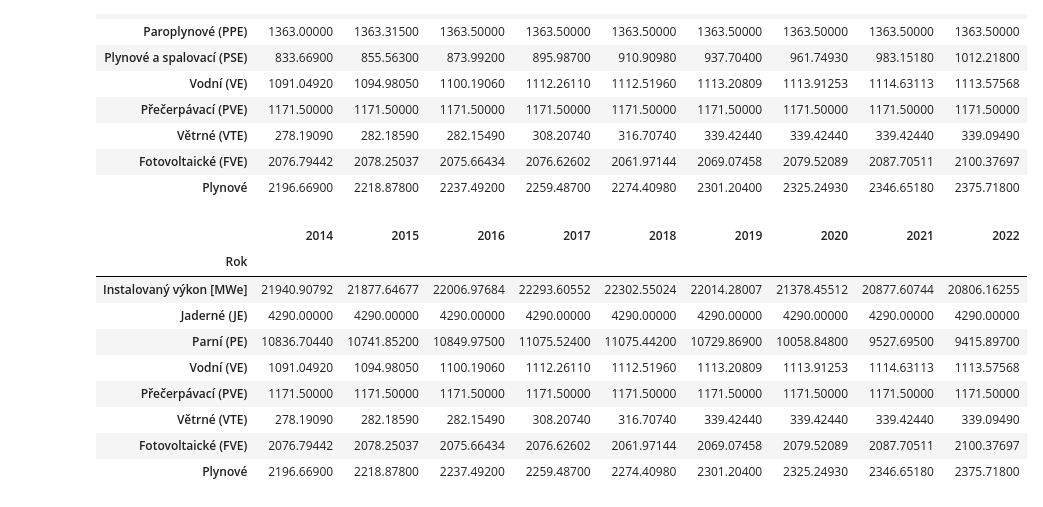
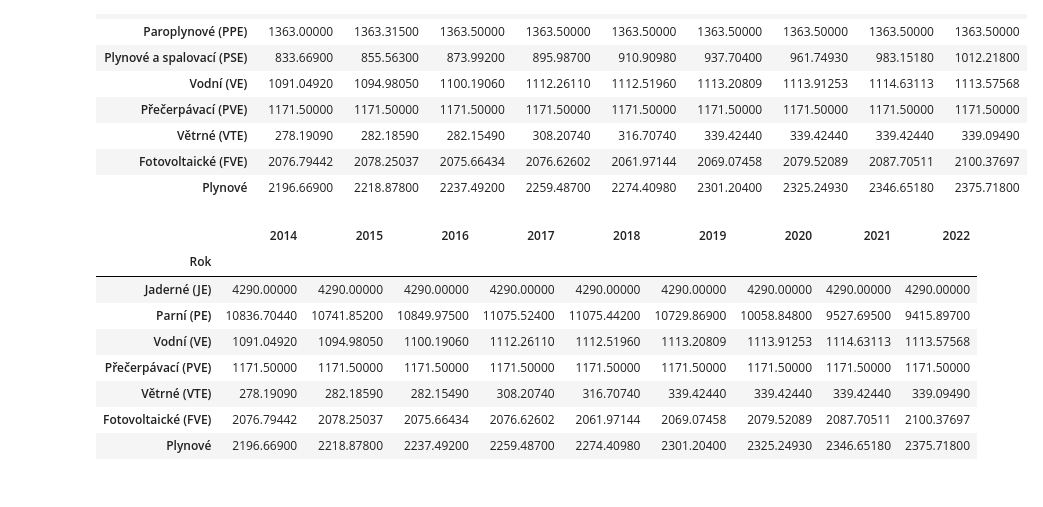
Before and after one commit to Czechitas-DA-Green-is-Good/Hackathon, a Jupyter notebook: hackaton.ipynb, the cells around one changed output. Drawn from its saved outputs; the diff is of its cells as text; code cells hidden in the pictures.

Commit message:
Interpolace

```diff
--- a/hackaton.ipynb
+++ b/hackaton.ipynb
@@ -100,12 +100,13 @@ df_interpol
 | Fotovoltaické (FVE) | 2076.79442 | 2078.25037 | 2075.66434 | 2076.62602 | 2061.97144 | 2069.07458 | 2079.52089 | 2087.70511 | 2100.37697 |
 | Plynové | 2196.66900 | 2218.87800 | 2237.49200 | 2259.48700 | 2274.40980 | 2301.20400 | 2325.24930 | 2346.65180 | 2375.71800 |
 # %%
-df_interpol = df_interpol.drop(index=["Paroplynové (PPE)", "Plynové a spalovací (PSE)"])
+df_interpol = df_interpol.drop(
+    index=["Instalovaný výkon [MWe]", "Paroplynové (PPE)", "Plynové a spalovací (PSE)"]
+)
 df_interpol
 # %% [output]
 |  | 2014 | 2015 | 2016 | 2017 | 2018 | 2019 | 2020 | 2021 | 2022 |
 | Rok |  |  |  |  |  |  |  |  |  |
-| Instalovaný výkon [MWe] | 21940.90792 | 21877.64677 | 22006.97684 | 22293.60552 | 22302.55024 | 22014.28007 | 21378.45512 | 20877.60744 | 20806.16255 |
 | Jaderné (JE) | 4290.00000 | 4290.00000 | 4290.00000 | 4290.00000 | 4290.00000 | 4290.00000 | 4290.00000 | 4290.00000 | 4290.00000 |
 | Parní (PE) | 10836.70440 | 10741.85200 | 10849.97500 | 11075.52400 | 11075.44200 | 10729.86900 | 10058.84800 | 9527.69500 | 9415.89700 |
 | Vodní (VE) | 1091.04920 | 1094.98050 | 1100.19060 | 1112.26110 | 1112.51960 | 1113.20809 | 1113.91253 | 1114.63113 | 1113.57568 |
```
Also changed, not shown: parts of 3 cells of this notebook.
